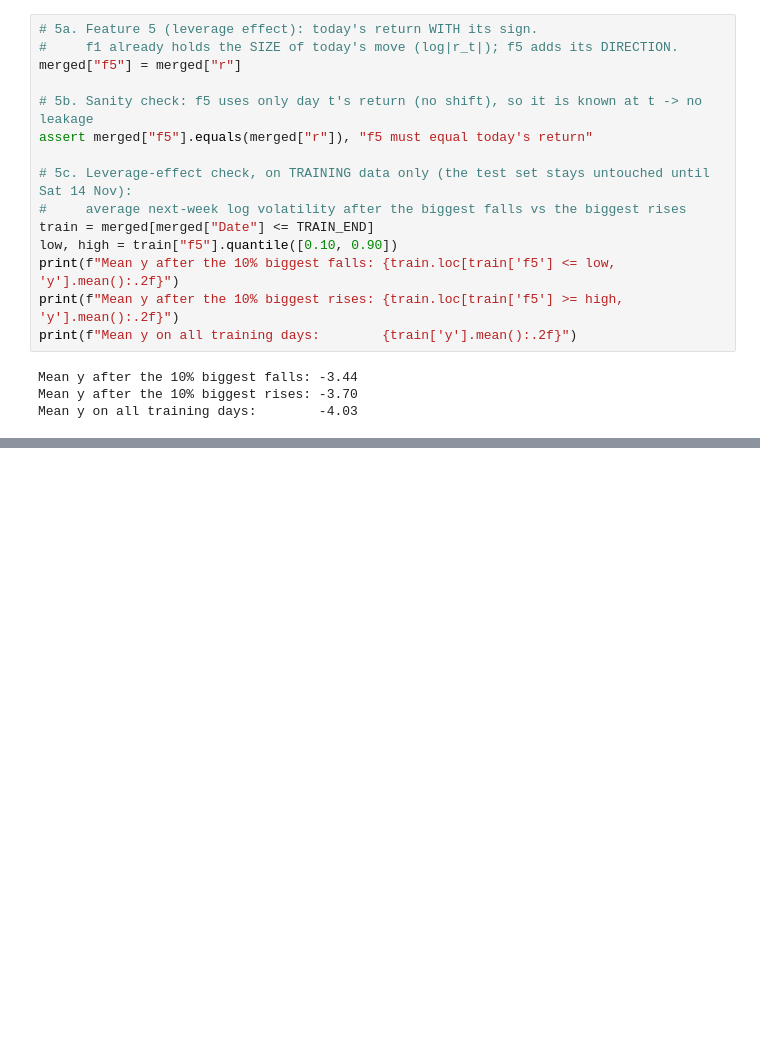
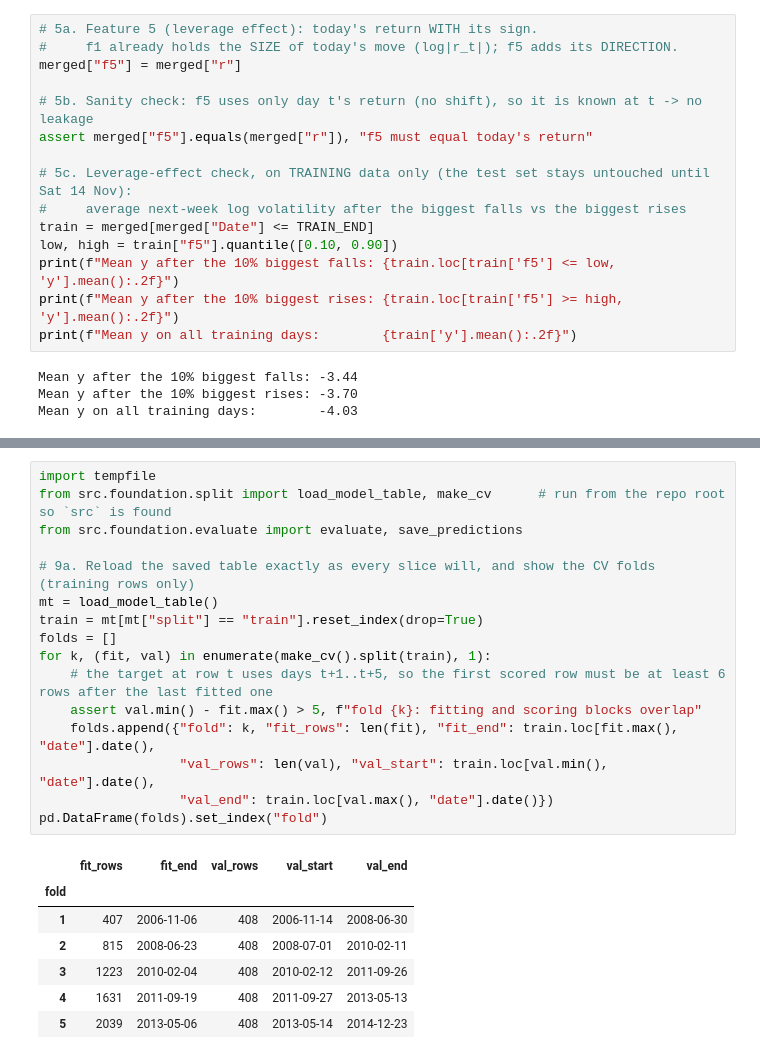
Before and after one commit to sadmanaraf/forecasting-spy-5-day-realised-volatility, a Jupyter notebook: Main_Notebook.ipynb, the cells around one changed output, grey strips where cells are left out. Drawn from its saved outputs; the diff is of its cells as text; blank space fills up the shorter version.

```diff
--- a/Main_Notebook.ipynb
+++ b/Main_Notebook.ipynb
@@ -218,0 +334,24 @@ Mean y on all training days:        -4.03
+# %%
+import tempfile
+from src.foundation.split import load_model_table, make_cv      # run from the repo root so `src` is found
+from src.foundation.evaluate import evaluate, save_predictions
+
+# 9a. Reload the saved table exactly as every slice will, and show the CV folds (training rows only)
+mt = load_model_table()
+train = mt[mt["split"] == "train"].reset_index(drop=True)
+folds = []
+for k, (fit, val) in enumerate(make_cv().split(train), 1):
+    # the target at row t uses days t+1..t+5, so the first scored row must be at least 6 rows after the last fitted one
+    assert val.min() - fit.max() > 5, f"fold {k}: fitting and scoring blocks overlap"
+    folds.append({"fold": k, "fit_rows": len(fit), "fit_end": train.loc[fit.max(), "date"].date(),
+                  "val_rows": len(val), "val_start": train.loc[val.min(), "date"].date(),
+                  "val_end": train.loc[val.max(), "date"].date()})
+pd.DataFrame(folds).set_index("fold")
+# %% [output]
+|  | fit_rows | fit_end | val_rows | val_start | val_end |
+| fold |  |  |  |  |  |
+| 1 | 407 | 2006-11-06 | 408 | 2006-11-14 | 2008-06-30 |
+| 2 | 815 | 2008-06-23 | 408 | 2008-07-01 | 2010-02-11 |
+| 3 | 1223 | 2010-02-04 | 408 | 2010-02-12 | 2011-09-26 |
+| 4 | 1631 | 2011-09-19 | 408 | 2011-09-27 | 2013-05-13 |
+| 5 | 2039 | 2013-05-06 | 408 | 2013-05-14 | 2014-12-23 |
```
Also changed, not shown: parts of 15 cells of this notebook, 2 other files.
